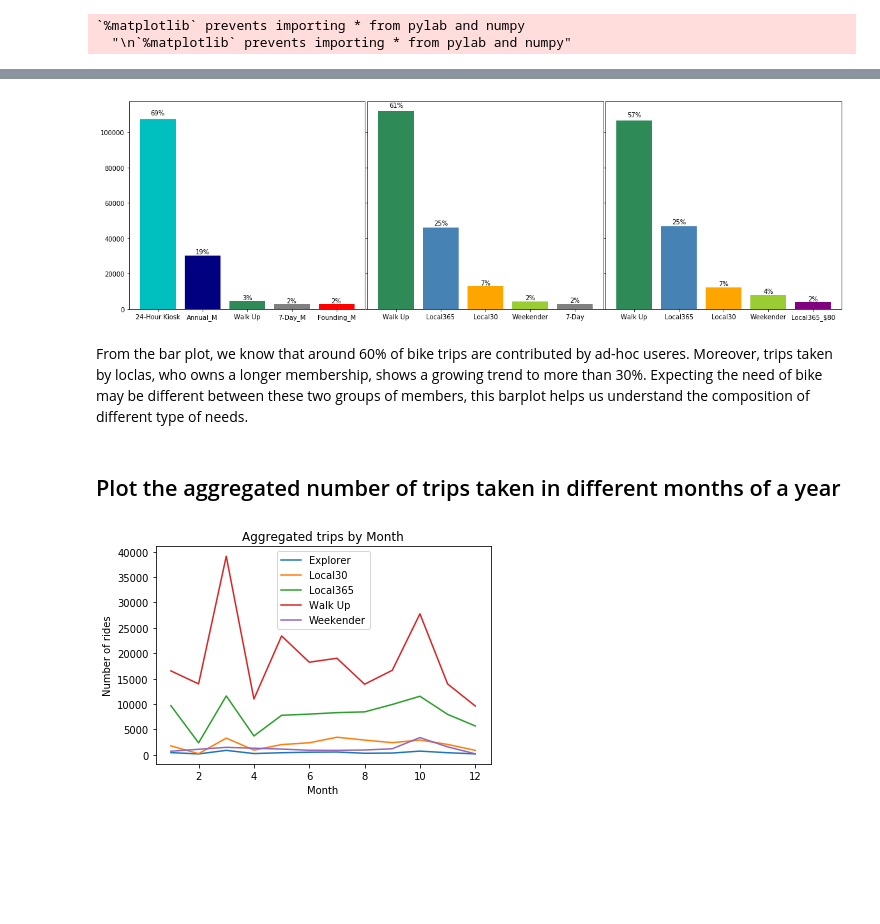
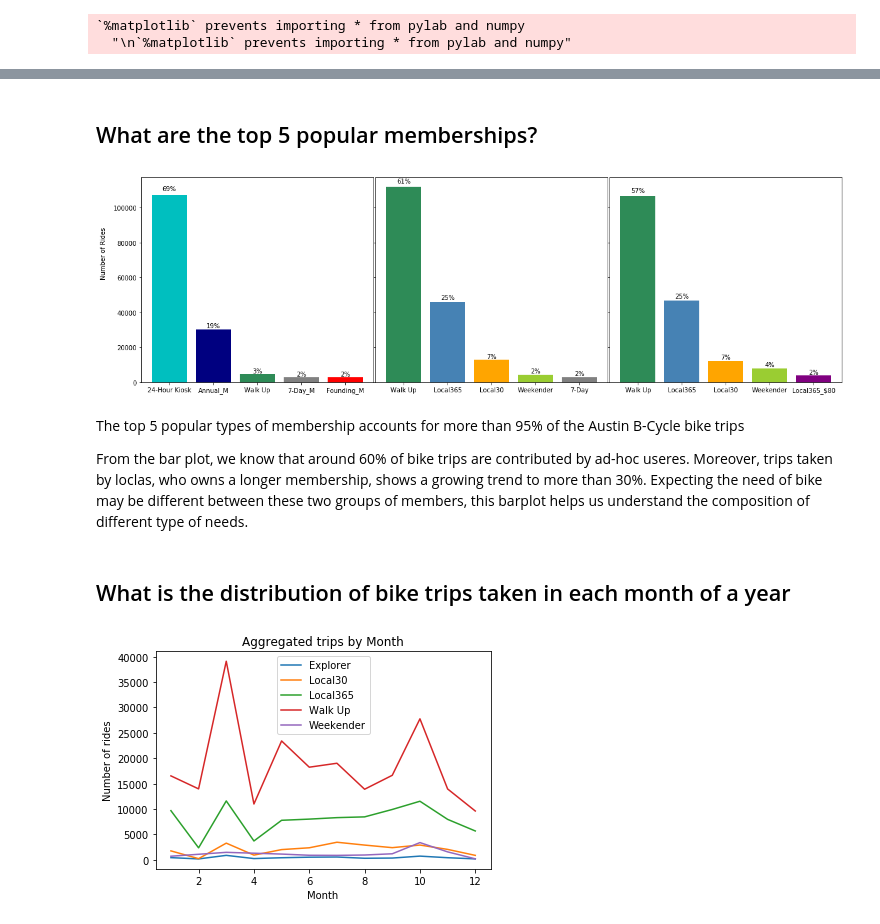
Before and after one commit to Chunhsiang/UT_Austin-BCycle-Project, a Jupyter notebook: EDA_Henry_plots.ipynb, the cells around one changed output, grey strips where cells are left out. Saved outputs shown, nothing was run; the diff lists cells and outputs as text; code cells hidden in the pictures; blank space fills up the shorter version.

```diff
--- a/EDA_Henry_plots.ipynb
+++ b/EDA_Henry_plots.ipynb
@@ -34,3 +31,5 @@ The top 5 popular types of membership accounts for more than 95% of the Austin B
+# %% [markdown]
+## What are the top 5 popular memberships?
 # %%
 freq_m_year = trips.groupby(["year", "subscriber_type"])["subscriber_type"].count()
 
@@ -59,23 +58,26 @@ cc_2016 = ["seagreen", "steelblue","orange" , "yellowgreen", "purple"]
 # %%
 fig, (ax1, ax2, ax3) = subplots(nrows=1,
                                 ncols=3,
-                                #sharex=True,
                                 sharey=True,
                                 figsize=(20, 6))
+fig.text(0.08, 0.6,"Number of Rides", va='center', rotation='vertical')
 p1 = ax1.bar(s_2014.index.values, s_2014, color = cc_2014)
 p2 = ax2.bar(s_2015.index.values, s_2015, color = cc_2015)
 p3 = ax3.bar(s_2016.index.values, s_2016, color = cc_2016)
 plt.subplots_adjust(wspace =0.01, hspace =0)
 autolabel(ax1, p1, s_sum[0])
 autolabel(ax2, p2, s_sum[1])
 autolabel(ax3, p3, s_sum[2])
-savefig("membersplot.png")
+
+#savefig("membersplot.png")
 # %% [output]
-[figure, old version]
+[figure, new version]
 # %% [markdown]
+The top 5 popular types of membership accounts for more than 95% of the Austin B-Cycle bike trips
+
 From the bar plot, we know that around 60% of bike trips are contributed by ad-hoc useres. Moreover, trips taken by loclas, who owns a longer membership, shows a growing trend to more than 30%. Expecting the need of bike may be different between these two groups of members, this barplot helps us understand the composition of different type of needs.
 # %% [markdown]
-## Plot the aggregated number of trips taken in different months of a year
+## What is the distribution of bike trips taken in each month of a year
 # %%
 active_groups_s = [ "Walk Up","Local365", "Local30", "Weekender",  "Explorer"]
 end = datetime.datetime.strptime("2017", "%Y")
```
Also changed, not shown: parts of 20 cells of this notebook.
